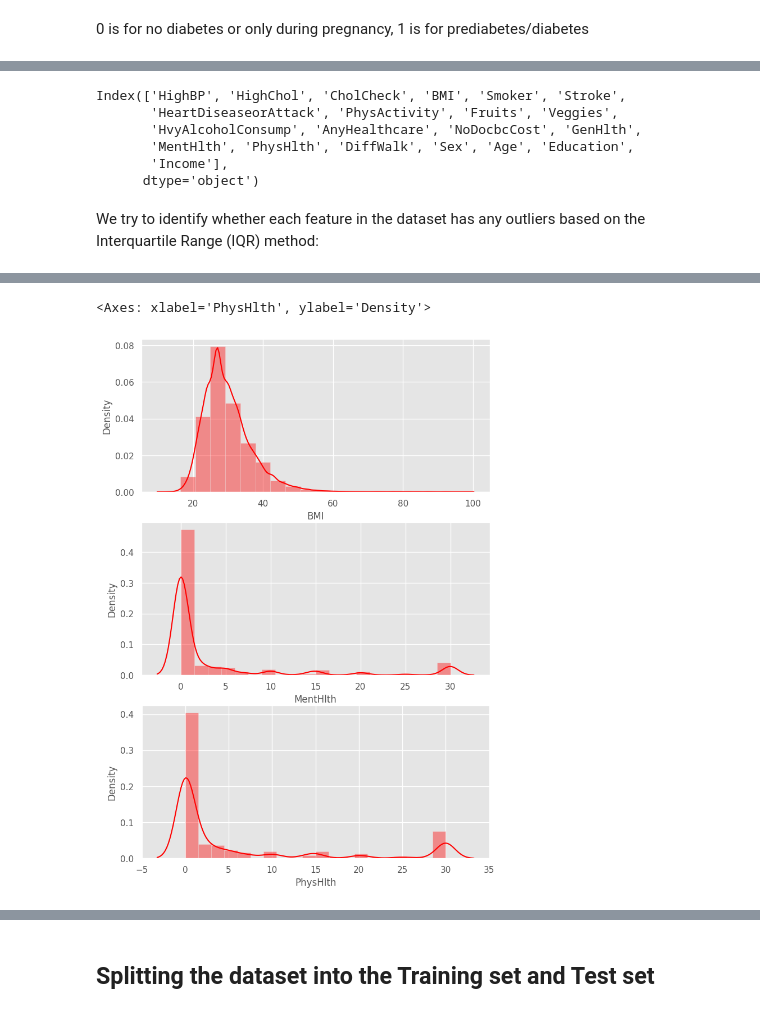
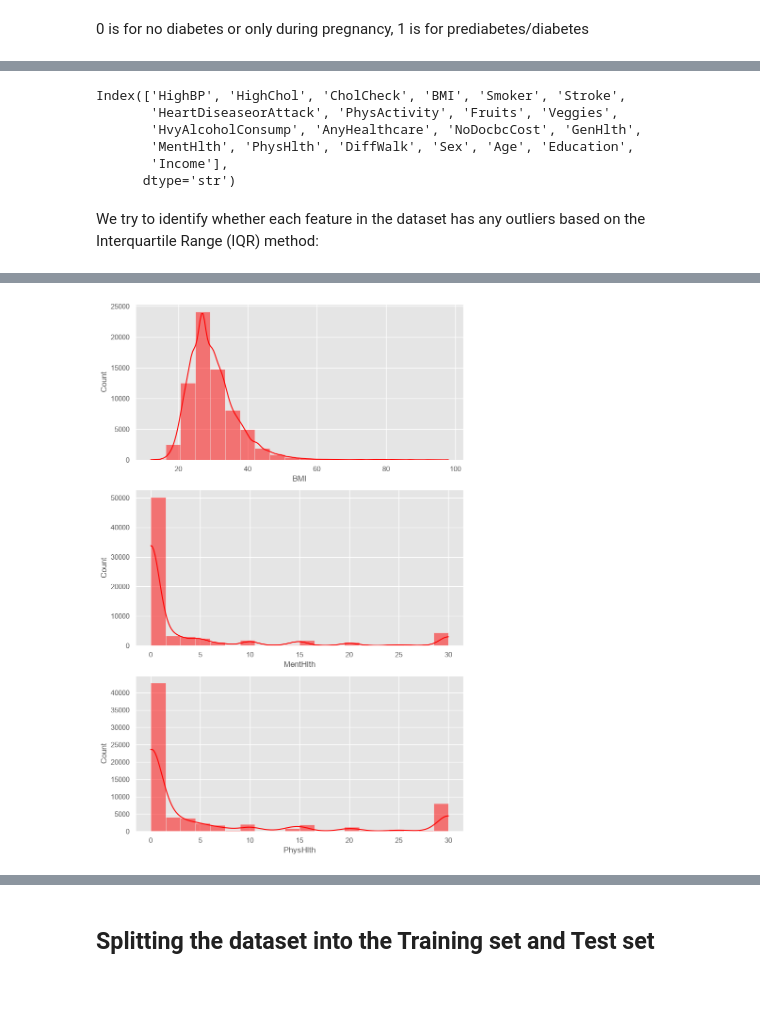
Before and after one commit to yosr-boo/Diabetes-Health-Indicators, a Jupyter notebook: diabetes_risk_models.ipynb, the cells around one changed output, grey strips where cells are left out. Saved outputs shown, nothing was run; the diff lists cells and outputs as text; code cells hidden in the pictures.

```diff
--- a/diabetes_risk_models.ipynb
+++ b/diabetes_risk_models.ipynb
@@ -39,5 +33,5 @@ Drive already mounted at /content/drive; to attempt to forcibly remount, call dr
 # %%
-data = pd.read_csv('/content/drive/MyDrive/Project AI/diabetes_binary_5050split_health_indicators_BRFSS2015.csv')
+data = pd.read_csv('data/diabetes_binary_5050split_health_indicators_BRFSS2015.csv')
 
 data
 # %% [output]
@@ -121,7 +112,7 @@ Index(['HighBP', 'HighChol', 'CholCheck', 'BMI', 'Smoker', 'Stroke',
        'HvyAlcoholConsump', 'AnyHealthcare', 'NoDocbcCost', 'GenHlth',
        'MentHlth', 'PhysHlth', 'DiffWalk', 'Sex', 'Age', 'Education',
        'Income'],
-      dtype='object')
+      dtype='str')
 # %% [markdown]
 We try to identify whether each feature in the dataset has any outliers based on the Interquartile Range (IQR) method:
 # %%
@@ -155,12 +146,13 @@ Education no
 Income no
 # %%
 fig,ax = plt.subplots(3,1, figsize=(8,12))
-sns.distplot(X.BMI, bins=20, ax=ax[0], color="red")
-sns.distplot(X.MentHlth, bins=20, ax=ax[1], color="red")
-sns.distplot(X.PhysHlth, bins=20, ax=ax[2], color="red")
+sns.histplot(X.BMI, bins=20, kde=True, ax=ax[0], color="red")
+sns.histplot(X.MentHlth, bins=20, kde=True, ax=ax[1], color="red")
+sns.histplot(X.PhysHlth, bins=20, kde=True, ax=ax[2], color="red")
+plt.tight_layout()
+plt.show()
 # %% [output]
-<Axes: xlabel='PhysHlth', ylabel='Density'>
-[figure, old version]
+[figure, new version]
 # %%
 # Checking for missing values
 missing_values = data.isnull().sum()
```
Also changed, not shown: parts of 55 cells of this notebook, 2 other files.
